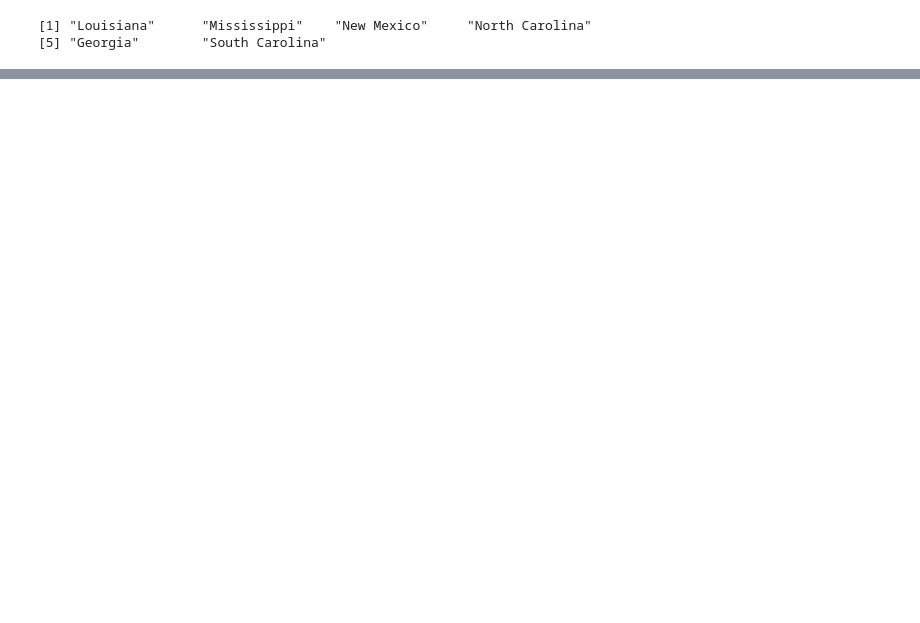
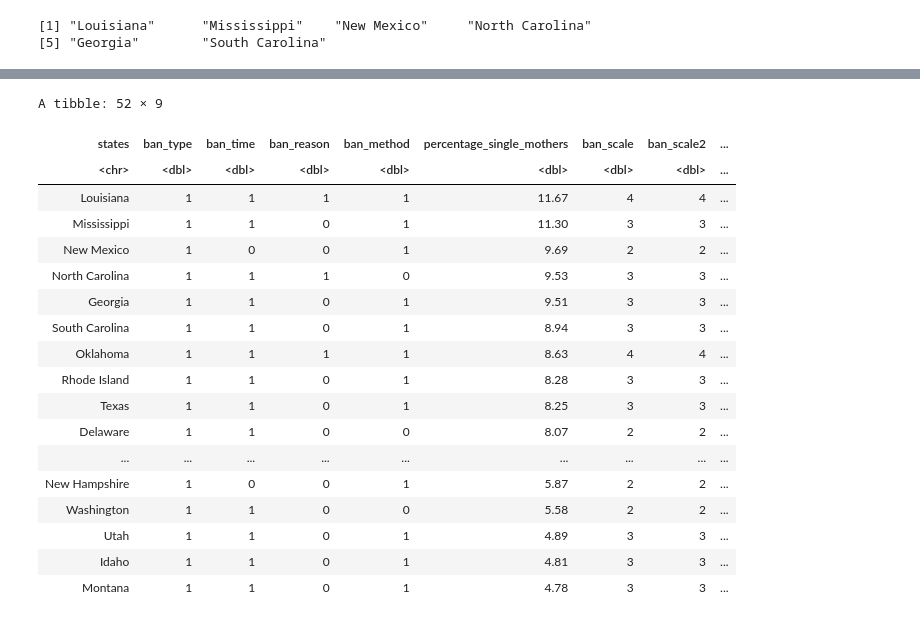
Before and after one commit to mirandamartone/Final-Research-Analysis, a Jupyter notebook: this_is_happening.ipynb, the cells around one changed output, grey strips where cells are left out. Saved outputs shown, nothing was run; the diff lists cells and outputs as text; code cells hidden in the pictures; blank space fills up the shorter version.

```diff
--- a/this_is_happening.ipynb
+++ b/this_is_happening.ipynb
@@ -44,3 +46,5 @@ head(states)
 # %% [output]
 [1] "Louisiana"      "Mississippi"    "New Mexico"     "North Carolina"
 [5] "Georgia"        "South Carolina"
+# %%
+df_joined <- df_abort %>% right_join(df_sm, by=c("states"))
@@ -46,0 +63,3 @@ head(states)
+# %%
+df_final <- unique(df_joined[, c("states", "ban_type", "ban_time","ban_reason", "ban_method", "percentage_single_mothers")])
+head(df_final)
@@ -46,0 +76,4 @@ head(states)
+# %%
+#Creating a column that adds all of the individual legislation into one metric for the abortion ban scale
+df_final$ban_scale <- df_final$ban_type +  df_final$ban_time +  df_final$ban_reason + df_final$ban_method
+head(df_final)
@@ -46,0 +90,37 @@ head(states)
+# %%
+#Create a function for the abortion ban scale to add all of the individual legislation into one metric
+sum_columns <- function(p, a, u, l){
+    n <- length(p)
+    res <- rep(0, n)
+
+    for(i in 1:n){
+        res[i] <- sum(p[i], a[i], u[i], l[i], na.rm = TRUE)
+}
+    return(res)
+}
+# %%
+#Creating a new column and applying our function to it
+df_final$ban_scale2 <- sum_columns(df_final$"ban_type", df_final$"ban_time", df_final$"ban_reason", df_final$"ban_method")
+#head(df_final)
+#summary(df_final)
+df_final
+# %% [output]
+A tibble: 52 × 9
+| states | ban_type | ban_time | ban_reason | ban_method | percentage_single_mothers | ban_scale | ban_scale2 | ... |
+| <chr> | <dbl> | <dbl> | <dbl> | <dbl> | <dbl> | <dbl> | <dbl> | ... |
+| Louisiana | 1 | 1 | 1 | 1 | 11.67 | 4 | 4 | ... |
+| Mississippi | 1 | 1 | 0 | 1 | 11.30 | 3 | 3 | ... |
+| New Mexico | 1 | 0 | 0 | 1 | 9.69 | 2 | 2 | ... |
+| North Carolina | 1 | 1 | 1 | 0 | 9.53 | 3 | 3 | ... |
+| Georgia | 1 | 1 | 0 | 1 | 9.51 | 3 | 3 | ... |
+| South Carolina | 1 | 1 | 0 | 1 | 8.94 | 3 | 3 | ... |
+| Oklahoma | 1 | 1 | 1 | 1 | 8.63 | 4 | 4 | ... |
+| Rhode Island | 1 | 1 | 0 | 1 | 8.28 | 3 | 3 | ... |
+| Texas | 1 | 1 | 0 | 1 | 8.25 | 3 | 3 | ... |
+| Delaware | 1 | 1 | 0 | 0 | 8.07 | 2 | 2 | ... |
+| ... | ... | ... | ... | ... | ... | ... | ... | ... |
+| New Hampshire | 1 | 0 | 0 | 1 | 5.87 | 2 | 2 | ... |
+| Washington | 1 | 1 | 0 | 0 | 5.58 | 2 | 2 | ... |
+| Utah | 1 | 1 | 0 | 1 | 4.89 | 3 | 3 | ... |
+| Idaho | 1 | 1 | 0 | 1 | 4.81 | 3 | 3 | ... |
+| Montana | 1 | 1 | 0 | 1 | 4.78 | 3 | 3 | ... |
```
Also changed, not shown: parts of 22 cells of this notebook.
